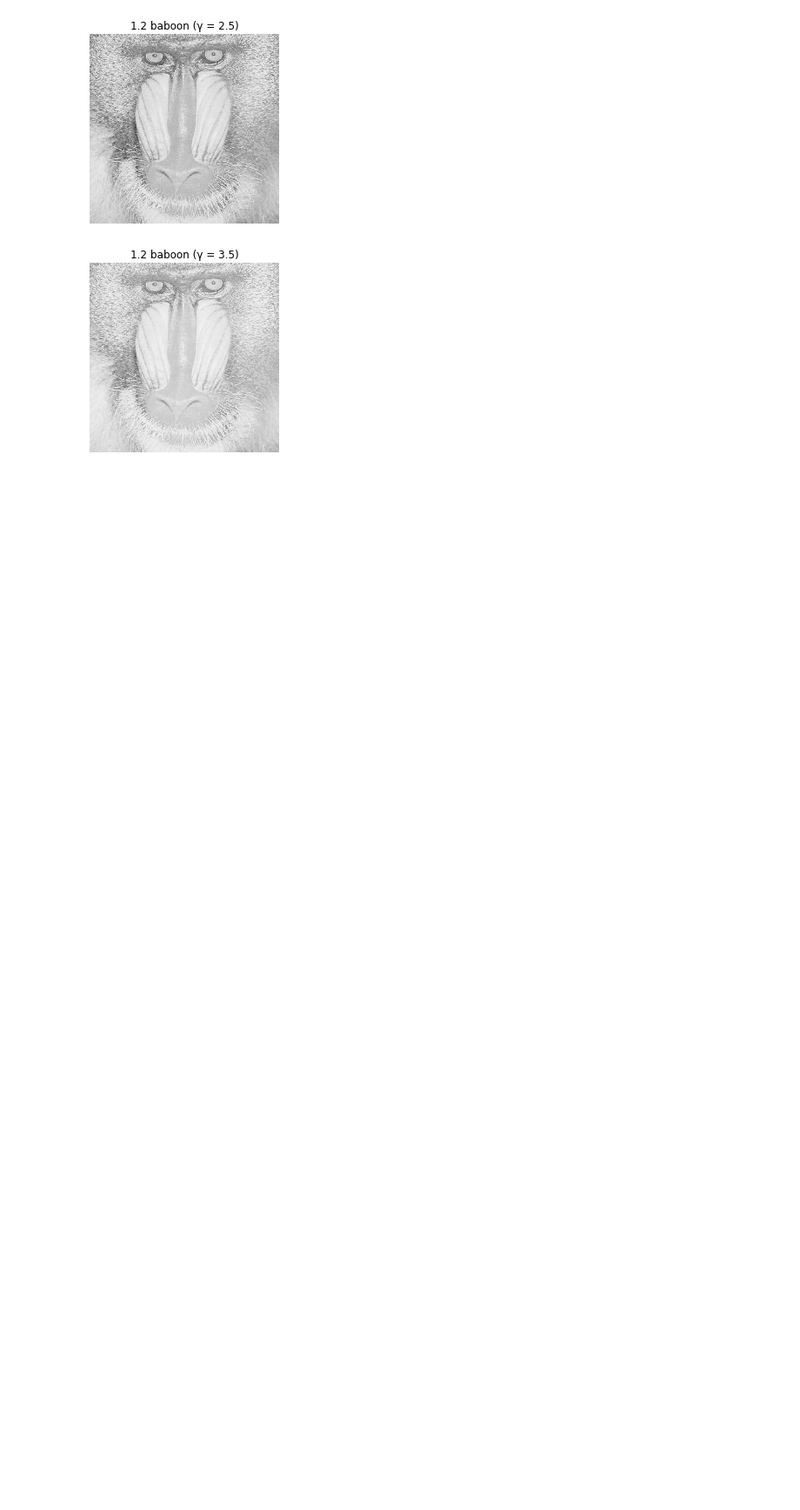
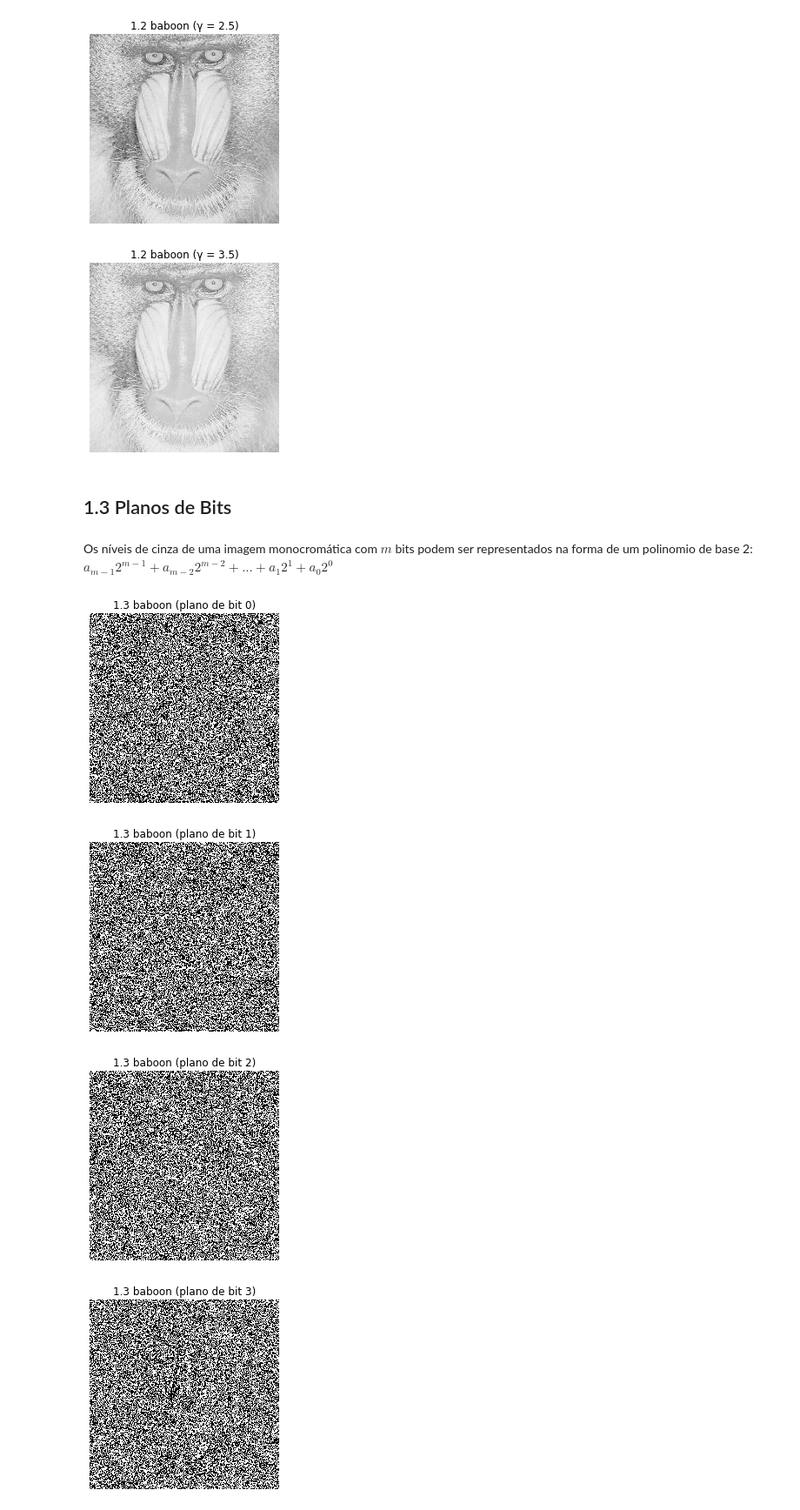
Before and after one commit to laurelkeys/image-processing, a Jupyter notebook: assignment-0/Assignment0.ipynb, the cells around one changed output. Shown at 87% size. Cells and saved outputs as stored; diff of their text form; code cells hidden in the pictures; blank space fills up the shorter version.

```diff
--- a/assignment-0/Assignment0.ipynb
+++ b/assignment-0/Assignment0.ipynb
@@ -81,3 +81,19 @@ title = f"1.2 {test_img[1]} (γ = {gamma})"
 show_grayscale(255.0 * gamma_correct(normalized_img, gamma), title, save_fname=title)
 # %% [output]
 [figure]
+# %% [markdown]
+## 1.3 Planos de Bits
+# %% [markdown]
+Os níveis de cinza de uma imagem monocromática com $m$ bits podem ser representados na forma de um polinomio de base 2:
+$a_{m−1} 2^{m−1} + a_{m−2} 2^{m−2} + . . . + a_{1} 2^{1} + a_{0} 2^{0}$
+# %%
+for plane in range(0, 8):
+    img = (test_img[0] >> plane) & 1
+    title = f"1.3 {test_img[1]} (plano de bit {plane})"
+    show_grayscale(np.where(img, 255, 0), title, save_fname=title)
+    plt.show()
+# %% [output]
+[figure, added]
+[figure, added]
+[figure, added]
+[figure, added]
```
Also changed, not shown: parts of 2 cells of this notebook, 8 other files.
